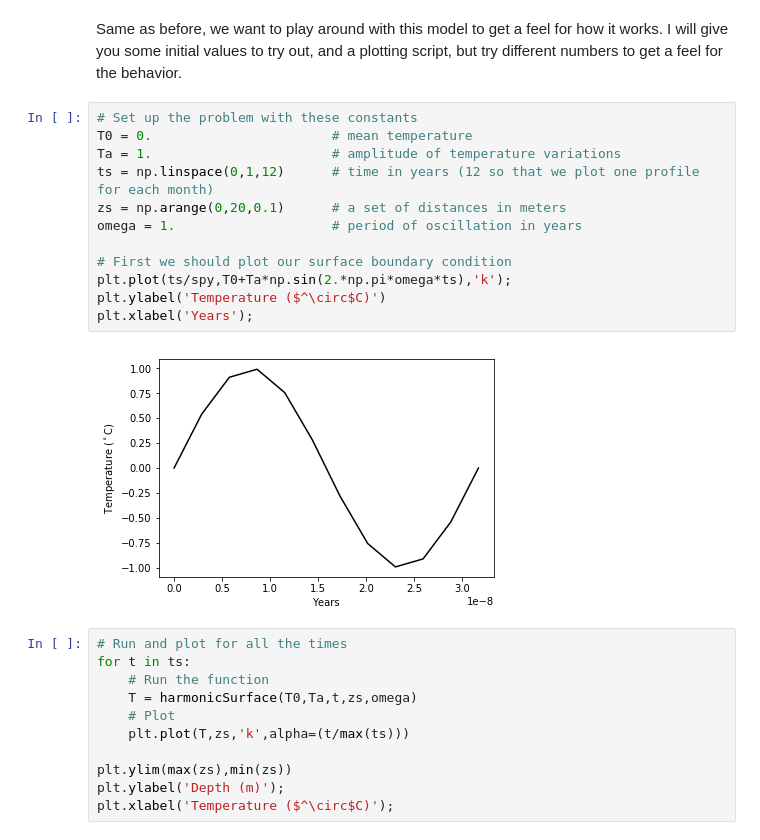
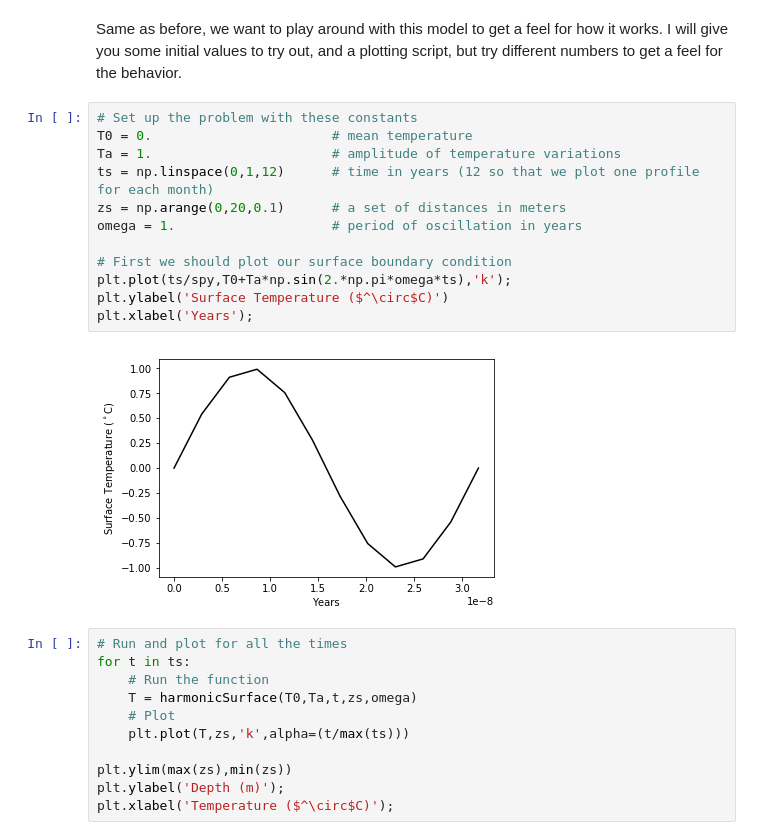
Before and after one commit to benhills/HeatTransfer_Teaching, a Jupyter notebook: HeatTransfer_ESS431.ipynb, the cells around one changed output. Drawn from its saved outputs; the diff is of its cells as text.

```diff
--- a/HeatTransfer_ESS431.ipynb
+++ b/HeatTransfer_ESS431.ipynb
@@ -73,17 +73,17 @@ Same as before, we want to play around with this model to get a feel for how it
 # %%
 # Set up the problem with these constants
 T0 = 0.                       # mean temperature
 Ta = 1.                       # amplitude of temperature variations
 ts = np.linspace(0,1,12)      # time in years (12 so that we plot one profile for each month)
 zs = np.arange(0,20,0.1)      # a set of distances in meters
 omega = 1.                    # period of oscillation in years
 
 # First we should plot our surface boundary condition
 plt.plot(ts/spy,T0+Ta*np.sin(2.*np.pi*omega*ts),'k');
-plt.ylabel('Temperature ($^\circ$C)')
+plt.ylabel('Surface Temperature ($^\circ$C)')
 plt.xlabel('Years');
 # %% [output]
-[figure, old version]
+[figure, new version]
 # %%
 # Run and plot for all the times
 for t in ts:
```
Also changed, not shown: parts of 6 cells of this notebook.
